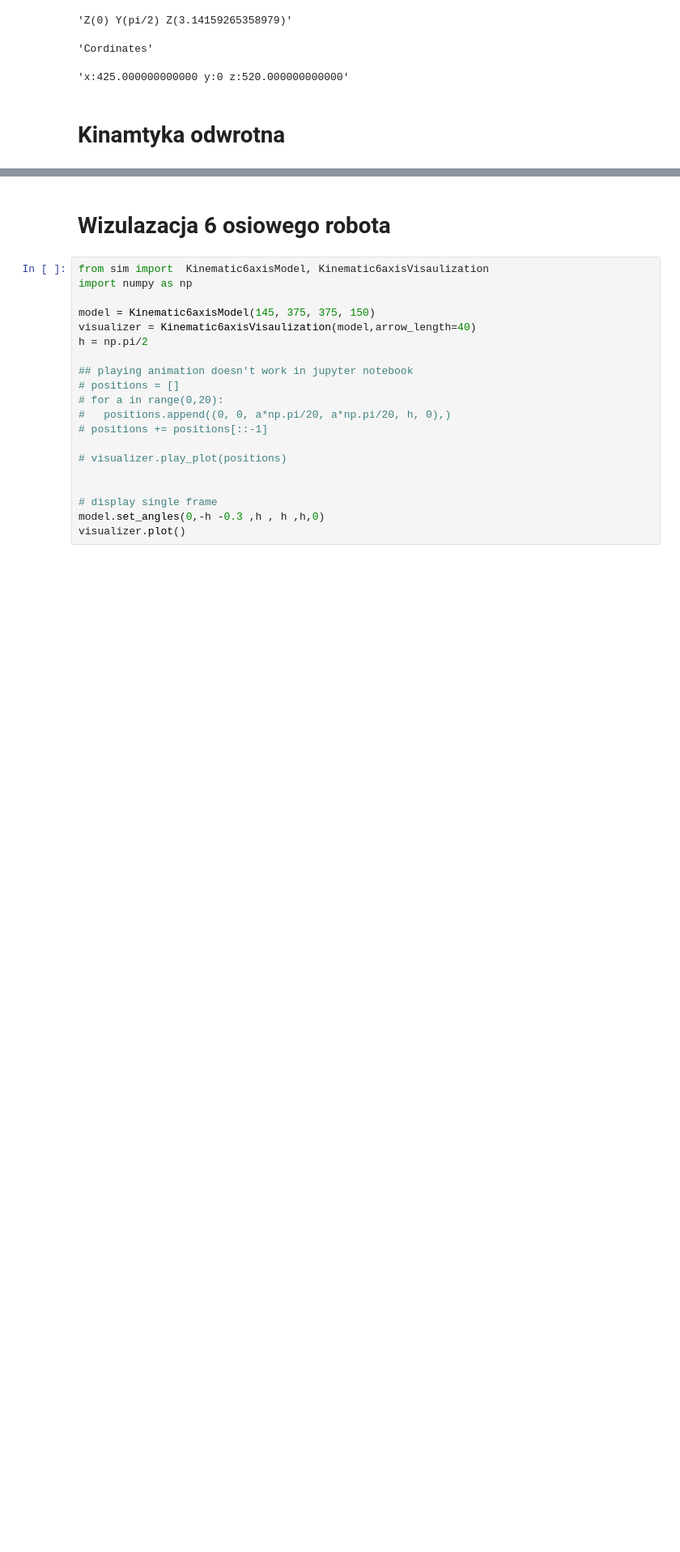
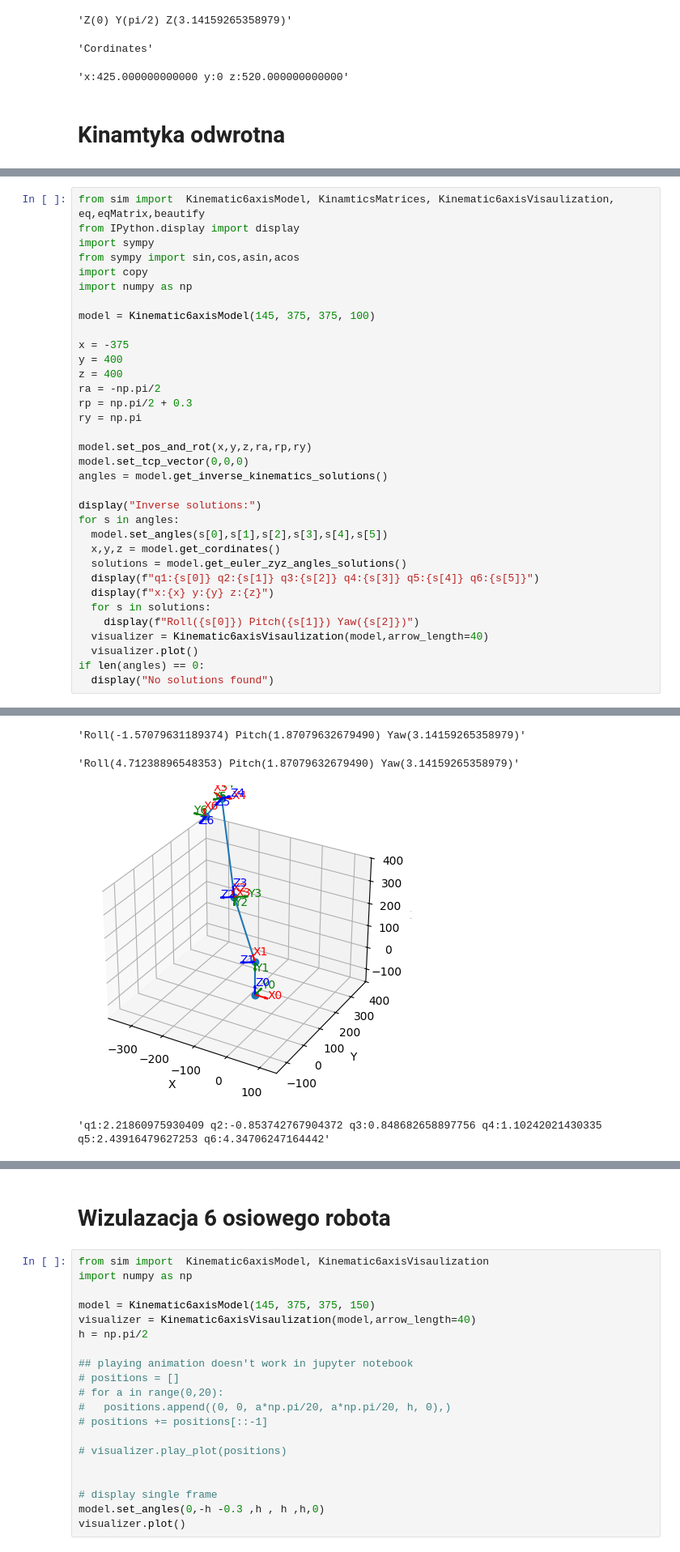
Before and after one commit to X-Lemon-X/sdrac_controler, a Jupyter notebook: simulations/nice_eq.ipynb, the cells around one changed output, grey strips where cells are left out. Shown at 81% size. Drawn from its saved outputs; the diff is of its cells as text; blank space fills up the shorter version.

Commit message:
[invesre kinamtice] finished algoritm for inverse kinamtics

```diff
--- a/simulations/nice_eq.ipynb
+++ b/simulations/nice_eq.ipynb
@@ -172,0 +95,35 @@ $\displaystyle \left[\begin{matrix}6.12323399573677 \cdot 10^{-17} & 1.0 & 0 & 3
+# %%
+from sim import  Kinematic6axisModel, KinamticsMatrices, Kinematic6axisVisaulization, eq,eqMatrix,beautify
+from IPython.display import display
+import sympy
+from sympy import sin,cos,asin,acos
+import copy
+import numpy as np
+
+model = Kinematic6axisModel(145, 375, 375, 100)
+
+x = -375
+y = 400
+z = 400
+ra = -np.pi/2
+rp = np.pi/2 + 0.3
+ry = np.pi
+
+model.set_pos_and_rot(x,y,z,ra,rp,ry)
+model.set_tcp_vector(0,0,0)
+angles = model.get_inverse_kinematics_solutions()
+
+display("Inverse solutions:")
+for s in angles:
+  model.set_angles(s[0],s[1],s[2],s[3],s[4],s[5])
+  x,y,z = model.get_cordinates()
+  solutions = model.get_euler_zyz_angles_solutions()
+  display(f"q1:{s[0]} q2:{s[1]} q3:{s[2]} q4:{s[3]} q5:{s[4]} q6:{s[5]}")
+  display(f"x:{x} y:{y} z:{z}")
+  for s in solutions:
+    display(f"Roll({s[0]}) Pitch({s[1]}) Yaw({s[2]})")
+  visualizer = Kinematic6axisVisaulization(model,arrow_length=40)
+  visualizer.plot()
+if len(angles) == 0:
+  display("No solutions found")
+# %% [output]
@@ -172,0 +133,4 @@ $\displaystyle \left[\begin{matrix}6.12323399573677 \cdot 10^{-17} & 1.0 & 0 & 3
+'Roll(-1.57079631189374) Pitch(1.87079632679490) Yaw(3.14159265358979)'
+'Roll(4.71238896548353) Pitch(1.87079632679490) Yaw(3.14159265358979)'
+[figure, added]
+'q1:2.21860975930409 q2:-0.853742767904372 q3:0.848682658897756 q4:1.10242021430335 q5:2.43916479627253 q6:4.34706247164442'
```
Also changed, not shown: parts of 2 cells of this notebook, 1 other file.
